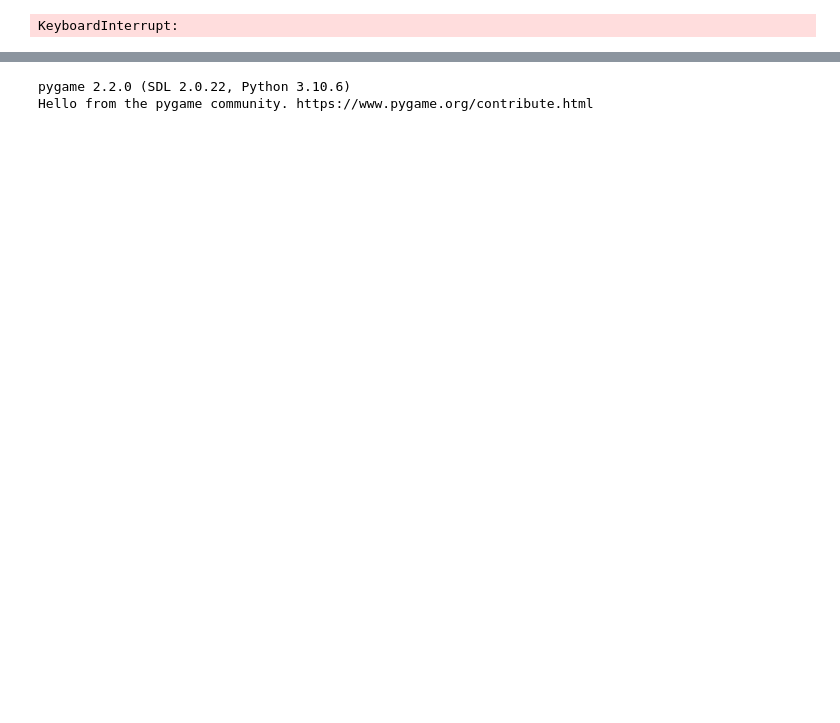
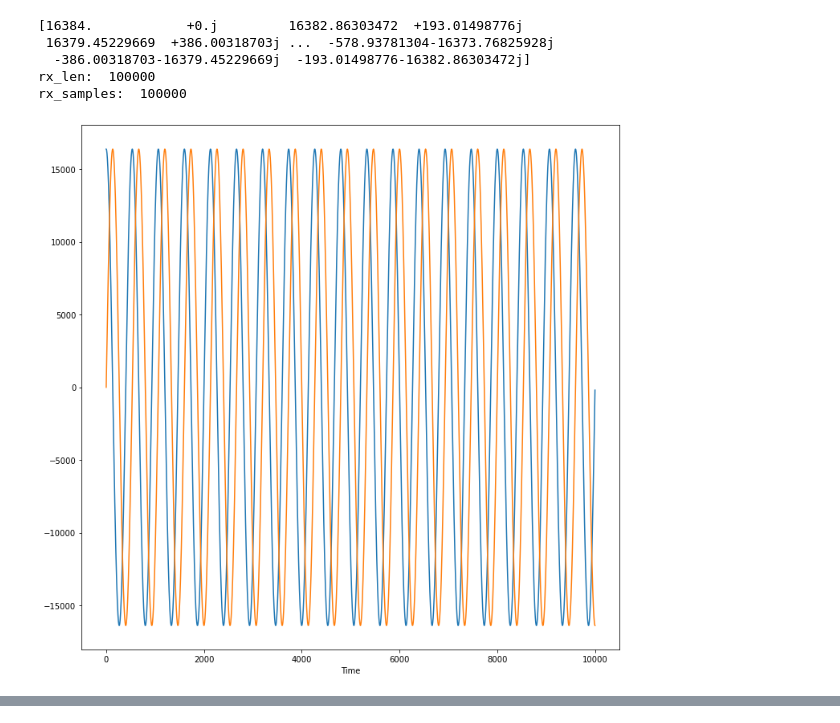
Before and after one commit to fzybot/pluto_sdr_lessons, a Jupyter notebook: PlutoSDR_00_first_program.ipynb, the cells around one changed output, grey strips where cells are left out. Drawn from its saved outputs; the diff is of its cells as text; code cells hidden in the pictures; blank space fills up the shorter version.

```diff
--- a/PlutoSDR_00_first_program.ipynb
+++ b/PlutoSDR_00_first_program.ipynb
@@ -182,7 +182,7 @@ sdr.sample_rate = int(sample_rate)
 # Config Tx
 sdr.tx_rf_bandwidth = int(sample_rate) # filter cutoff, just set it to the same as sample rate
 sdr.tx_lo = int(center_freq)
-sdr.tx_hardwaregain_chan0 = 0 # Increase to increase tx power, valid range is -90 to 0 dB
+sdr.tx_hardwaregain_chan0 = -20 # Increase to increase tx power, valid range is -90 to 0 dB
 
 # Config Rx
 sdr.rx_lo = int(center_freq)
@@ -202,61 +202,66 @@ sdr.rx_hardwaregain_chan0 = 0.0 # dB, increase to increase the receive gain, but
 # print("samples len: ", len(samples))
 # samples = x_symbols
 # samples *= 2**14 # The PlutoSDR expects samples to be between -2^14 and +2^14, not -1 and +1 like some SDRs
 # 15 разрядов
 num_symbols = 10000
 fs = sample_rate
 fc = int(3000000 / (fs / num_symbols))
 ts = 1 / float(fs)
 t = np.arange(0, num_symbols * ts, ts)
 i = np.cos(2 * np.pi * t * fc) * 2 ** 14
 q = np.sin(2 * np.pi * t * fc) * 2 ** 14
 samples = i + 1j * q
 
-#print(samples)
+print(samples)
 
 # Start the transmitter
-sdr.tx_cyclic_buffer = False # Enable cyclic buffers
-while(1):
-    sdr.tx(samples) # start transmitting
+sdr.tx_cyclic_buffer = True # Enable cyclic buffers
+#while(1):
+sdr.tx(samples) # start transmitting
 #print("tx samples: ", samples)
 
-# # Clear buffer just to be safe
-# for i in range (0, 10):
-#     raw_data = sdr.rx()
+# Clear buffer just to be safe
+for i in range (0, 10):
+    raw_data = sdr.rx()
 
-# # Receive samples
-# rx_samples = sdr.rx()
-# print("rx_len: ",len(rx_samples))
-# print("rx_samples: ",len(rx_samples))
+# Receive samples
+rx_samples = sdr.rx()
+print("rx_len: ",len(rx_samples))
+print("rx_samples: ",len(rx_samples))
 
-# # Stop transmitting
-# sdr.tx_destroy_buffer()
+# Stop transmitting
+sdr.tx_destroy_buffer()
 
-# # Calculate power spectral density (frequency domain version of signal)
-# #psd = np.abs(np.fft.fftshift(np.fft.fft(rx_samples)))**2
-# #psd_dB = 10*np.log10(psd)
-# #f = np.linspace(sample_rate/-2, sample_rate/2, len(psd))
-# ifft = np.abs(np.fft.ifft(rx_samples))
+# Calculate power spectral density (frequency domain version of signal)
+#psd = np.abs(np.fft.fftshift(np.fft.fft(rx_samples)))**2
+#psd_dB = 10*np.log10(psd)
+#f = np.linspace(sample_rate/-2, sample_rate/2, len(psd))
+ifft = np.abs(np.fft.ifft(rx_samples))
 
 # Plot time domain
 plt.figure(0, figsize=(12, 12))
 plt.plot(np.real(samples))
 plt.plot(np.imag(samples))
 #plt.plot(np.abs(rx_samples))
 plt.xlabel("Time")
 
-# # Plot time domain
-# plt.figure(1, figsize=(12, 12))
-# plt.plot(np.real(rx_samples[:10000]))
-# plt.plot(np.imag(rx_samples[:10000]))
-# #plt.plot(np.abs(rx_samples))
-# plt.xlabel("Time")
+# Plot time domain
+plt.figure(1, figsize=(12, 12))
+plt.plot(np.real(rx_samples[:10000]))
+plt.plot(np.imag(rx_samples[:10000]))
+#plt.plot(np.abs(rx_samples))
+plt.xlabel("Time")
 
-# # Plot freq domain
-# plt.figure(2, figsize=(12, 12))
-# plt.plot(ifft)
-# plt.xlabel("Frequency [MHz]")
-# plt.ylabel("PSD")
-# plt.show()
+# Plot freq domain
+plt.figure(2, figsize=(12, 12))
+plt.plot(ifft)
+plt.xlabel("Frequency [MHz]")
+plt.ylabel("PSD")
+plt.show()
 # %% [output]
-KeyboardInterrupt:
+[16384.            +0.j         16382.86303472  +193.01498776j
+ 16379.45229669  +386.00318703j ...  -578.93781304-16373.76825928j
+  -386.00318703-16379.45229669j  -193.01498776-16382.86303472j]
+rx_len:  100000
+rx_samples:  100000
+[figure, added]
@@ -338,7 +345,7 @@ while not game_quit:
 
     get_data()
     outimage = np.array(image, np.ushort)
-    outimage = Image.fromarray(outimage, mode="RGBX")
+    outimage = Image.fromarray(outimage, mode="PA")
     outimage = outimage.convert("RGBA")
     strFormat = "RGBA"
     raw_str = outimage.tobytes("raw", strFormat)
@@ -355,6 +362,3 @@ except KeyboardInterrupt:
     pass
 finally:
     sdr = []  # type: ignore
-# %% [output]
-pygame 2.2.0 (SDL 2.0.22, Python 3.10.6)
-Hello from the pygame community. https://www.pygame.org/contribute.html
```
Also changed, not shown: parts of 2 cells of this notebook, 2 other files.
